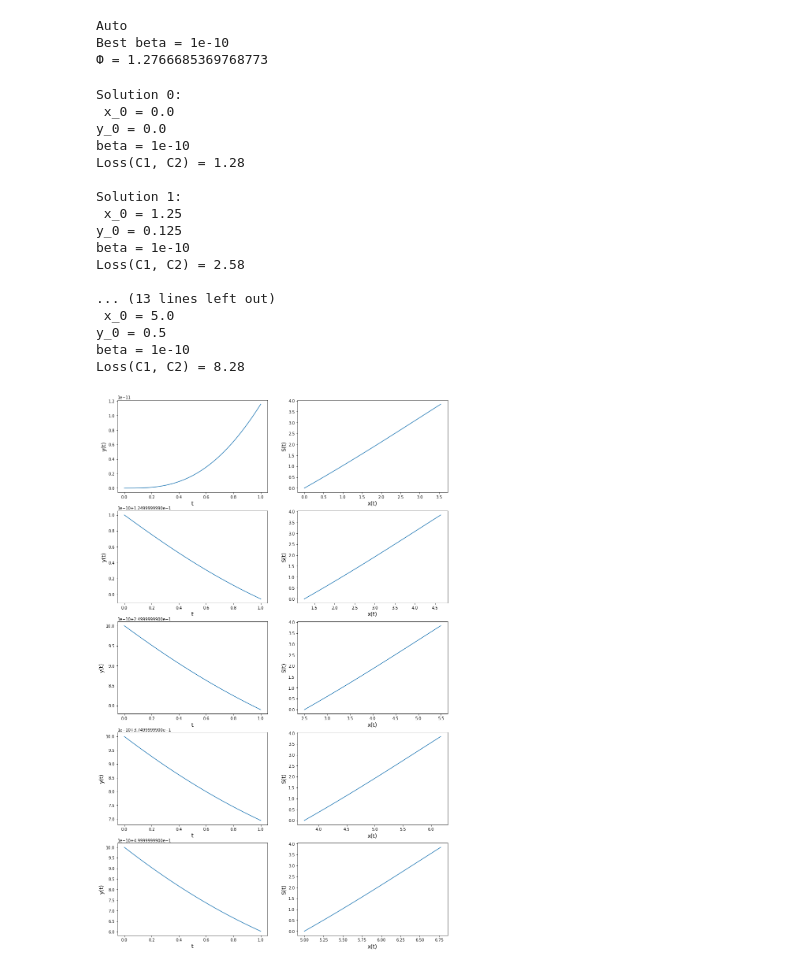
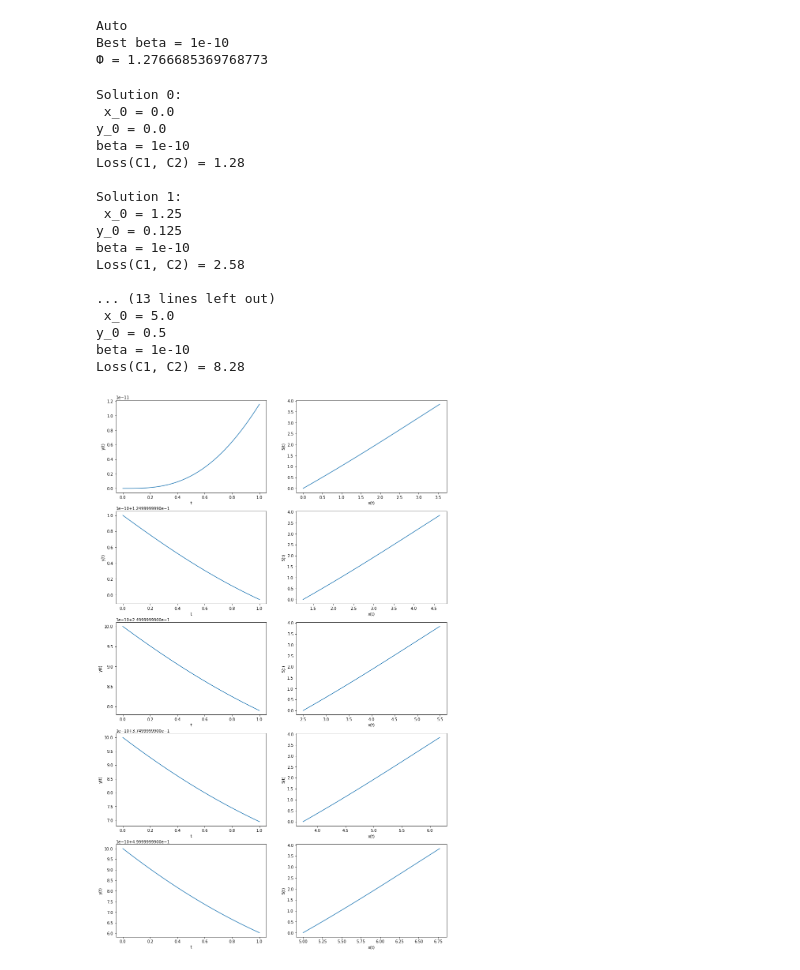
Before and after one commit to potroshitelshuk/ThresholdDynamics, a Jupyter notebook: notebooks/ThresholdDynamics.ipynb, the cells around one changed output. Drawn from its saved outputs; the diff is of its cells as text; code cells hidden in the pictures.

```diff
--- a/notebooks/ThresholdDynamics.ipynb
+++ b/notebooks/ThresholdDynamics.ipynb
@@ -232,7 +232,7 @@ def cauchy_solver(funcs, start_points, tGrid):
     y_0 - аргументы f2
     tGrid - сетка
     """
-
+    size = len(tGrid)
     f1, f2 = funcs
     x_0, y_0 = start_points
     x = np.array([x_0])
@@ -241,13 +241,9 @@ def cauchy_solver(funcs, start_points, tGrid):
     h = tGrid[1] - tGrid[0]
     fl = 0
 
-    for i in range(1, len(tGrid)):
-        x_prev = x[i - 1]
-        y_prev = y[i - 1]
-        t_prev = tGrid[i - 1]
-
-        x_new = x_prev + h * f1(t_prev, y_prev)
-        y_new = y_prev + h * f2(t_prev, x_prev)
+    for i in range(1, size):
+        x_prev, y_prev, t_prev  = x[i - 1], y[i - 1], tGrid[i - 1]
+        x_new, y_new = x_prev + h * f1(t_prev, y_prev), y_prev + h * f2(t_prev, x_prev)
 
         if y_new > 1 or y_new < 0:
             fl = 1
@@ -439,39 +435,39 @@ for i, solution in enumerate(solutions):
     tGrid, F2_Grid, F1_Grid, x_0, y_0, best_beta, error_c1, error_c2, phi = solutions[i]
     print(f"Solution {i}:\n x_0 = {x_0} \ny_0 = {y_0}\nbeta = {best_beta}\nLoss(C1, C2) = {round(phi, 2)}" + "\n")
 
     if len(solutions) != 1:
-        ax[i][1].set_xlabel("x(t)", fontsize=14)
-        ax[i][1].set_ylabel("S(t)", fontsize=14)
+        ax[i][1].set_xlabel("x(t)")
+        ax[i][1].set_ylabel("S(t)")
         ax[i][1].plot(F1_Grid, S(tGrid))
 
-        ax[i][0].set_xlabel("t", fontsize=14)
-        ax[i][0].set_ylabel("y(t)", fontsize=14)
+        ax[i][0].set_xlabel("t")
+        ax[i][0].set_ylabel("y(t)")
         ax[i][0].plot(tGrid, F2_Grid)
 
     else:
-        ax[1].set_xlabel("x(t)", fontsize=14)
-        ax[1].set_ylabel("S(t)", fontsize=14)
+        ax[1].set_xlabel("x(t)")
+        ax[1].set_ylabel("S(t)")
         ax[1].plot(F1_Grid, S(tGrid))
 
-        ax[0].set_xlabel("t", fontsize=14)
-        ax[0].set_ylabel("y(t)", fontsize=14)
+        ax[0].set_xlabel("t")
+        ax[0].set_ylabel("y(t)")
         ax[0].plot(tGrid, F2_Grid)
 # %% [output]
 Solution 0:
  x_0 = 0.0
 y_0 = 0.0
 beta = 1e-10
 Loss(C1, C2) = 1.28
 
 Solution 1:
  x_0 = 1.25
 y_0 = 0.125
 beta = 1e-10
 Loss(C1, C2) = 2.58
 
 ... (13 lines left out)
  x_0 = 5.0
 y_0 = 0.5
 beta = 1e-10
 Loss(C1, C2) = 8.28
-[figure, old version]
+[figure, new version]
```
